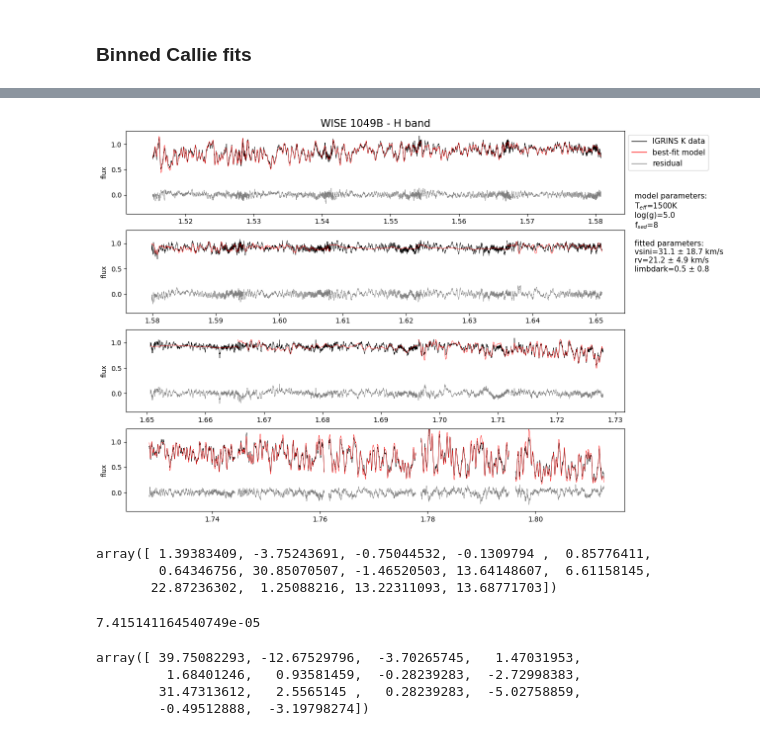
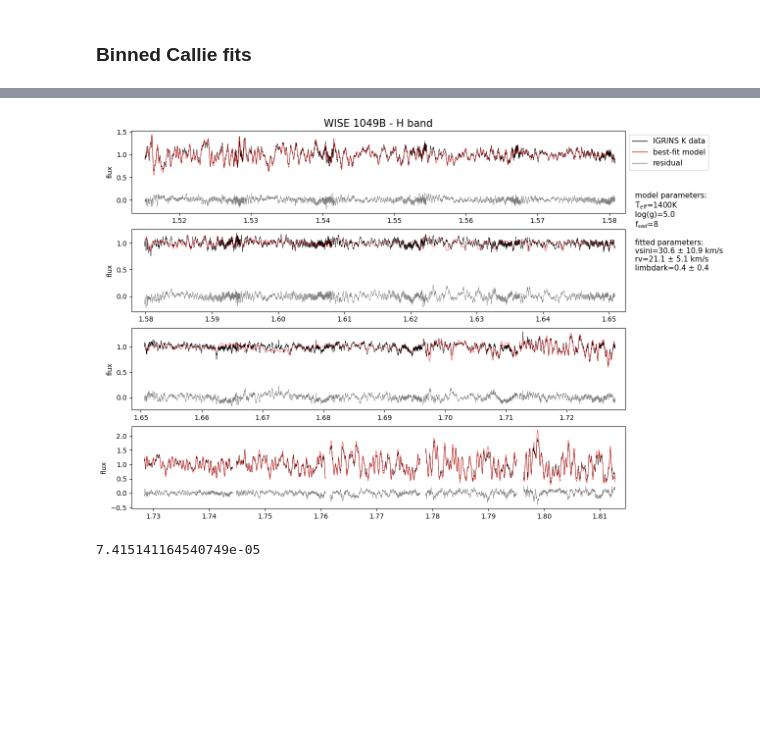
Before and after one commit to alphalyncis/igrins_doppler_imaging, a Jupyter notebook: src/scripts/mf_igrinsH.ipynb, the cells around one changed output, grey strips where cells are left out. Saved outputs shown, nothing was run; the diff lists cells and outputs as text; code cells hidden in the pictures; blank space fills up the shorter version.

```diff
--- a/src/scripts/mf_igrinsH.ipynb
+++ b/src/scripts/mf_igrinsH.ipynb
@@ -156,14 +245,14 @@ rv = {}
 lld = {}
 wcoef = {}
 modellist = []
-for f in sorted(glob.glob(f"{datadir}/{instru}_{target}_{band}_binned_chipmods_*.fits")):
+for f in sorted(glob.glob(f"{datadir}/{instru}_{target}_{band}_{tag}_chipmods_*.fits")):
     modelname = f.split("_")[-1][:12]
     chipmods[modelname] = fits.getdata(f)
     modellist.append(modelname)
-for f in sorted(glob.glob(f"{datadir}/{instru}_{target}_{band}_binned_chiplams_*.fits")):
+for f in sorted(glob.glob(f"{datadir}/{instru}_{target}_{band}_{tag}_chiplams_*.fits")):
     modelname = f.split("_")[-1][:12]
     chiplams[modelname] = fits.getdata(f)
-for f in sorted(glob.glob(f"{datadir}/{instru}_{target}_{band}_binned_*.txt")):
+for f in sorted(glob.glob(f"{datadir}/{instru}_{target}_{band}_{tag}_*.txt")):
     modelname = f.split("_")[-1][:12]
     results = Table.read(f, format='ascii')
     chisq[modelname] = results['chisq']
@@ -205,21 +303,20 @@ rv_2d = np.array(np.around(rv[model].reshape((nobs, 20)) * c, 1))
 lld_2d = np.array(np.around(lld[model].reshape((nobs, 20)), 2))
 
 #remove outliers
-thres = 0.7
-print("vsini outliers:", vsini_2d[np.abs(stats.zscore(vsini_2d)) > thres])
-vsini_2d[np.abs(stats.zscore(vsini_2d)) > thres] = np.nan
-print("rv outliers:", rv_2d[np.abs(stats.zscore(rv_2d)) > thres])
-rv_2d[np.abs(stats.zscore(rv_2d)) > thres] = np.nan
-print("lld outliers:", lld_2d[np.abs(stats.zscore(lld_2d)) > thres])
-lld_2d[np.abs(stats.zscore(lld_2d)) > thres] = np.nan
+thres = 1.5
+print("vsini outliers:", vsini_2d[np.abs(stats.zscore(vsini_2d, axis=None)) > thres])
+vsini_2d[np.abs(stats.zscore(vsini_2d, axis=None)) > thres] = np.nan
+print("rv outliers:", rv_2d[np.abs(stats.zscore(rv_2d, axis=None)) > thres])
+rv_2d[np.abs(stats.zscore(rv_2d, axis=None)) > thres] = np.nan
+print("lld outliers:", lld_2d[np.abs(stats.zscore(lld_2d, axis=None)) > thres])
+lld_2d[np.abs(stats.zscore(lld_2d, axis=None)) > thres] = np.nan
 
+indices = [0,1,2,3,4,5,6,7,8,9,10,11,12,13]
+indices_masked = [0,1,2,3,4,9,10,11,12,13]
 
-indices = goodchips_run[instru][target][band]
-
-masked_vsini = vsini_2d[:, indices]
-masked_rv = rv_2d[:, indices]
-masked_lld = lld_2d[:, indices]
-
+masked_vsini = vsini_2d[indices_masked,:]
+masked_rv = rv_2d[indices_masked,:]
+masked_lld = lld_2d[indices_masked,:]
 
 for i, jj in enumerate(range(20)):
     print(f"order {jj}\
@@ -232,7 +329,7 @@ print(f"all orders: \
     rv: {np.nanmedian(rv_2d):.1f} ± {np.nanstd(rv_2d):.1f}\
     lld: {np.nanmedian(lld_2d):.2f} ± {np.nanstd(lld_2d):.2f}")
 
-print(f"good orders:\
+print(f"all orders w/o bad t:\
     vsini: {np.nanmedian(masked_vsini):.1f} ± {np.nanstd(masked_vsini):.1f}\
     rv: {np.nanmedian(masked_rv):.1f} ± {np.nanstd(masked_rv):.1f}\
     lld: {np.nanmedian(masked_lld):.2f} ± {np.nanstd(masked_lld):.2f}")
@@ -328,55 +515,41 @@ with open(f"{datadir}/{bfit_filename}", 'rb') as f:
     ret = pickle.load(f, encoding="latin1")
 fobs = ret['fobs0']
 fobs = fobs[:20]
 wobs = ret['wobs']
 plt.figure(figsize=(13,10))
 
 t=0
 for sub in range(4):
     plt.subplot(4,1, 4-sub)
     for jj in range(sub*5, sub*5+5):
         plt.plot(chiplams[model][t,jj, pad:-pad], fobs[t,jj, pad:-pad], linewidth=0.5, color="black", label="observation")
         plt.plot(chiplams[model][t,jj, pad:-pad], fobs[t,jj,pad:-pad] - chipmods[model][t,jj,pad:-pad], linewidth=0.5, color="gray", label="residual")
         if jj in indices:
             plt.plot(chiplams[model][t,jj, pad:-pad], chipmods[model][t,jj, pad:-pad], linewidth=0.5, color="r", label="best-fit model")
         else:
             plt.plot(chiplams[model][t,jj, pad:-pad], chipmods[model][t,jj, pad:-pad], linewidth=0.5, color="r", label="discarded orders")
     plt.ylabel("flux")
-    l, r = plt.xlim(chiplams[model][t,sub*5+4].min()-0.001, chiplams[model][t,sub*5].max()+0.001)
-    plt.ylim(-0.37,1.26)
+    l, r = plt.xlim(chiplams[model][t,sub*5+4].min()+0.001, chiplams[model][t,sub*5].max()-0.001)
+    #plt.ylim(-0.5,1.7)
     if sub==3:
         custom_lines = [Line2D([0], [0], color="black", lw=1, label="IGRINS K data"),
                         Line2D([0], [0], color="r", lw=1, label="best-fit model"),
                         Line2D([0], [0], color="grey", lw=1, label="residual"),
                         #Line2D([0], [0], color="magenta", lw=1, label="discarded orders"),
                         #Patch(facecolor='tab:blue', alpha=0.2, label="C14 CRIRES band")
                         ]
         plt.legend(handles=custom_lines, loc=2, bbox_to_anchor=(1,1), fontsize=11)
 
 plt.title("WISE 1049B - H band", fontsize=15)
-plt.text(x=1.02, y=-0.7, s="model parameters: \nT$_{eff}$=1500K \nlog(g)=5.0 \nf$_{sed}$=8\n" +
-                        f"\nfitted parameters: \nvsini={np.nanmedian(vsini_2d)} ± {np.nanstd(vsini_2d):.1f} km/s" +
-                        f"\nrv={np.nanmedian(rv_2d)} ± {np.nanstd(rv_2d):.1f} km/s" +
+plt.text(x=1.02, y=-0.7, s="model parameters: \nT$_{eff}$="+f"{Teff:.0f}K \nlog(g)={logg} \n"+"f$_{sed}$=8\n" +
+                        f"\nfitted parameters: \nvsini={np.nanmedian(vsini_2d):.1f} ± {np.nanstd(vsini_2d):.1f} km/s" +
+                        f"\nrv={np.nanmedian(rv_2d):.1f} ± {np.nanstd(rv_2d):.1f} km/s" +
                         f"\nlimbdark={np.nanmedian(lld_2d):.1f} ± {np.nanstd(lld_2d):.1f}",
         fontsize=11, transform=plt.gca().transAxes)
-plt.savefig(f"{homedir}/uoedrive/result/paper1/specK.png", transparent=True)
+plt.savefig(f"{homedir}/uoedrive/result/paper1/specH.png", transparent=True, dpi=200, bbox_inches="tight")
 # %% [output]
-[figure, old version]
+[figure, new version]
-# %%
-np.array(rv_points)[:,jj] - 27
-# %% [output]
-array([ 1.39383409, -3.75243691, -0.75044532, -0.1309794 ,  0.85776411,
-        0.64346756, 30.85070507, -1.46520503, 13.64148607,  6.61158145,
-       22.87236302,  1.25088216, 13.22311093, 13.68771703])
 # %%
 22.23/c
 # %% [output]
 7.415141164540749e-05
-# %%
-jj=18
--(chiplams[model][:,jj,0] - np.median(chiplams[model][:,jj,0], axis=0)) *c /4
-# %% [output]
-array([ 39.75082293, -12.67529796,  -3.70265745,   1.47031953,
-         1.68401246,   0.93581459,  -0.28239283,  -2.72998383,
-        31.47313612,   2.5565145 ,   0.28239283,  -5.02758859,
-        -0.49512888,  -3.19798274])
```
Also changed, not shown: parts of 18 cells of this notebook, 4 other files.
